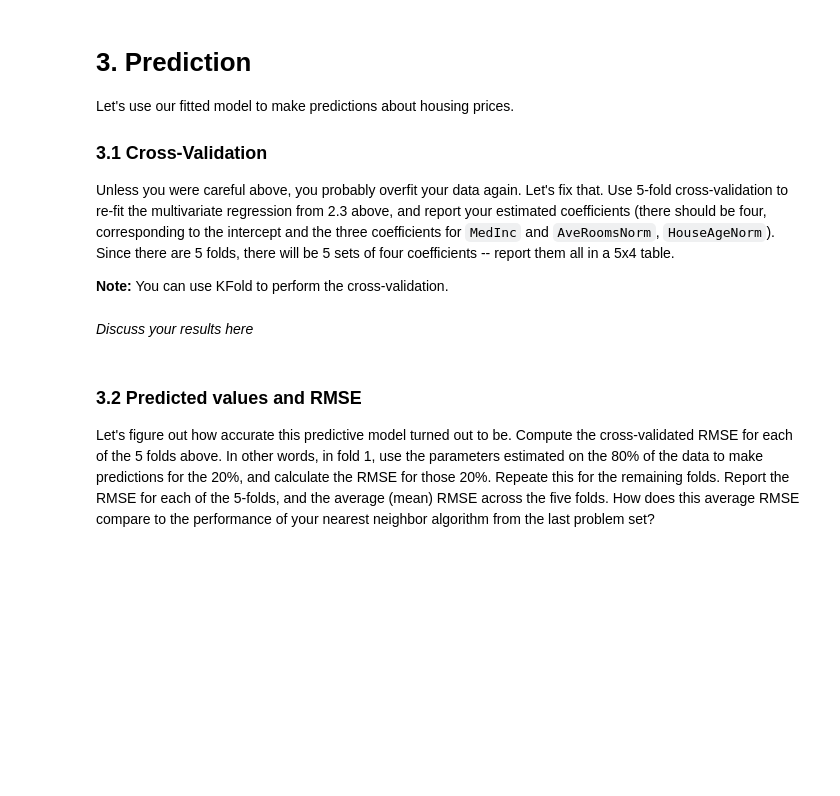
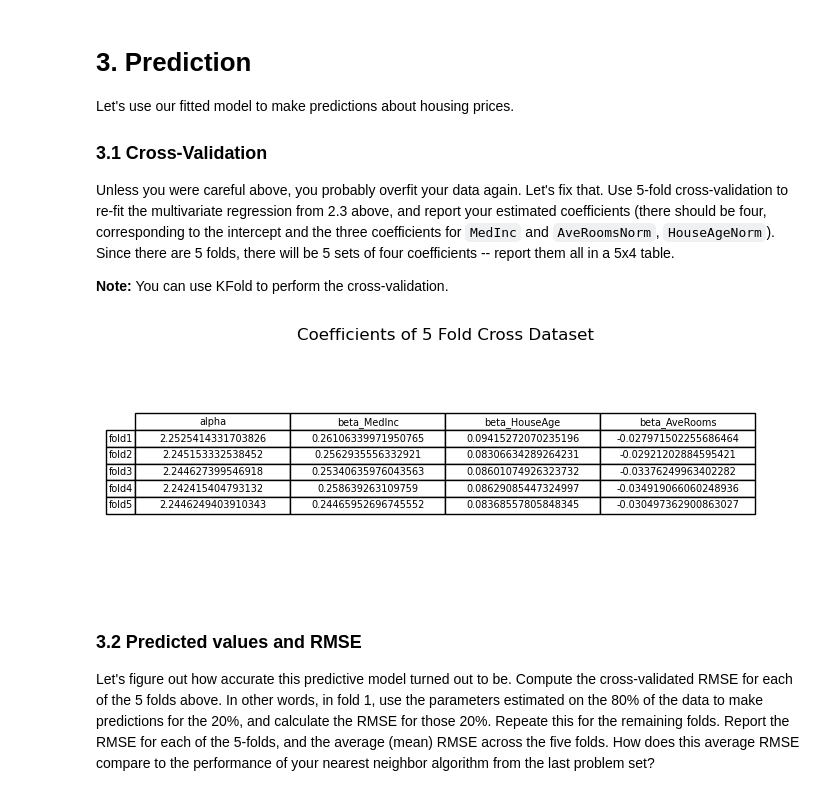
Before and after one commit to yilinn-117/INFO251, a Jupyter notebook: PS/Ni_Yilin_PS4.ipynb, the cells around one changed output. Cells and saved outputs as stored; diff of their text form; code cells hidden in the pictures; blank space fills up the shorter version.

```diff
--- a/PS/Ni_Yilin_PS4.ipynb
+++ b/PS/Ni_Yilin_PS4.ipynb
@@ -188,7 +193,7 @@ def bivariate_ols(xvalues, yvalues, R=0.01, MaxIterations=1000):
         alpha_new = alpha - R * np.mean(alpha + beta * xvalues - yvalues)
         beta_new = beta - R * np.mean((alpha + beta * xvalues - yvalues) * xvalues)
 
-        if (alpha_new-alpha) <= epsilon and (beta_new - beta) <= epsilon:
+        if abs(alpha_new-alpha) <= epsilon and abs(beta_new - beta) <= epsilon:
             break
 
         alpha = alpha_new
@@ -375,9 +407,38 @@ def compute_rmse(predictions, yvalues):
     rmse = np.sqrt(rmse)
     return rmse
 
-# Your code here
+kf = KFold(n_splits=5,shuffle=True, random_state=1948)
+cross_coef = []
+
+
+for train, test in kf.split(cal_df['MedHouseVal'].values.reshape(-1,1)):
+    standard_x_train = standardize(cal_df[['MedInc','HouseAge','AveRooms']].iloc[train],
+                                   cal_df[['MedInc','HouseAge','AveRooms']].iloc[train])
+
+    reg_temp_alpha,reg_temp_beta = multivariate_ols(standard_x_train.to_numpy(),
+                                   cal_df['MedHouseVal'].iloc[train].to_numpy(),
+                                   R = 0.01, MaxIterations = 100000, suppress=True)
+
+    cross_coef.append([reg_temp_alpha] + reg_temp_beta.flatten().tolist())
-# %% [markdown]
-*Discuss your results here*
+# %%
+
+fig, ax = plt.subplots(figsize=(8, 3))  # Adjust the size as needed
+
+ax.axis('off')
+
+
+col_labels=['alpha','beta_MedInc','beta_HouseAge','beta_AveRooms']
+row_labels=['fold1','fold2','fold3','fold4','fold5']
+
+ax.set_title('Coefficients of 5 Fold Cross Dataset')
+
+table = ax.table(cellText=cross_coef, loc='center', cellLoc='center', colLabels =col_labels, rowLabels = row_labels)
+
+
+
+plt.show()
+# %% [output]
+[figure, added]
 # %% [markdown]
 ### 3.2 Predicted values and RMSE
 
```
Also changed, not shown: parts of 55 cells of this notebook.
